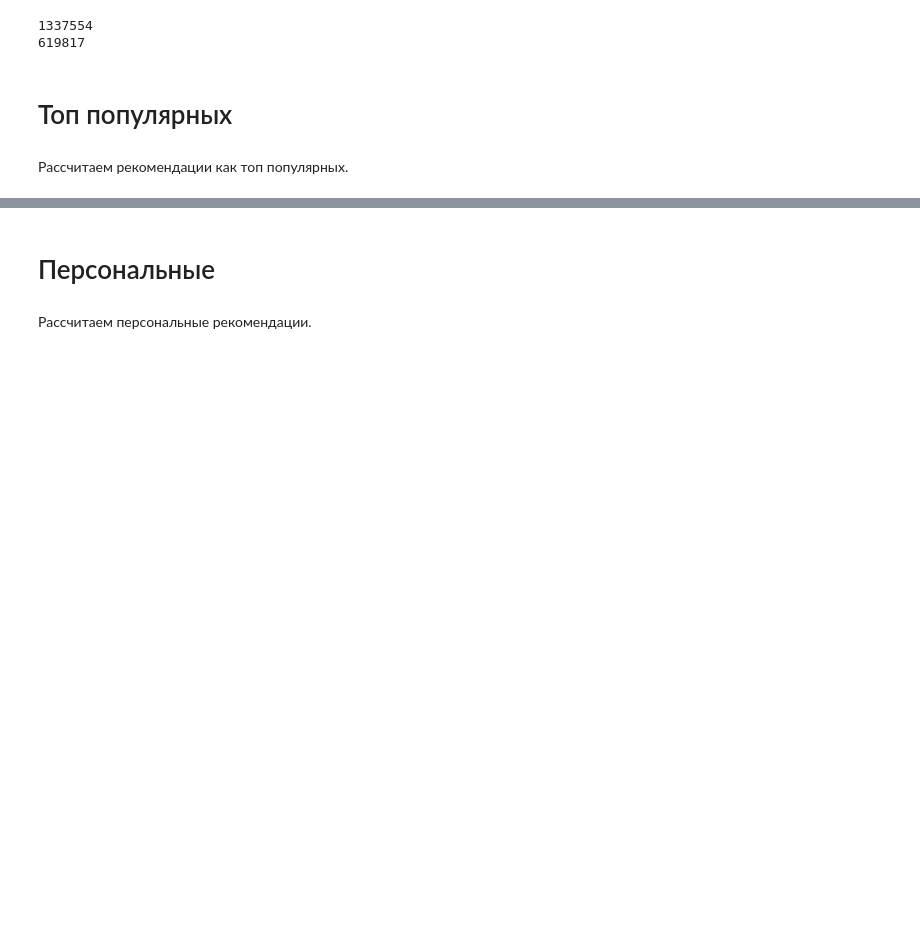
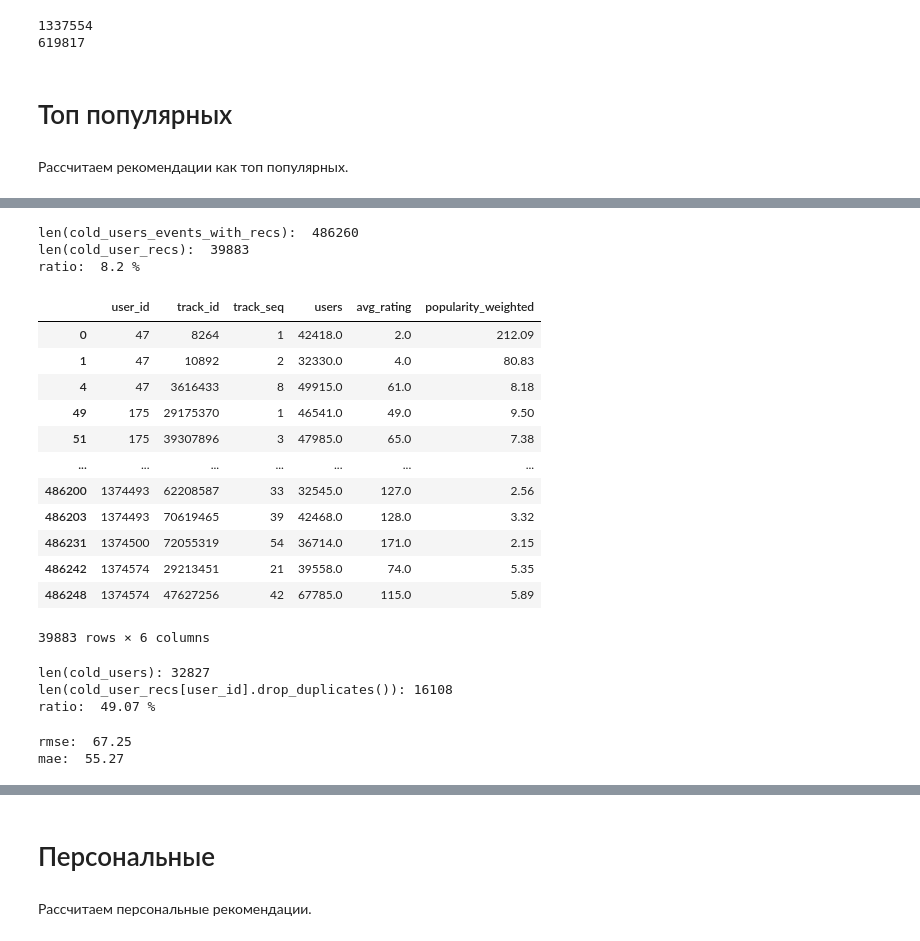
Before and after one commit to marsel171/mle-project-sprint-4, a Jupyter notebook: recommendations.ipynb, the cells around one changed output, grey strips where cells are left out. Saved outputs shown, nothing was run; the diff lists cells and outputs as text; code cells hidden in the pictures; blank space fills up the shorter version.

```diff
--- a/recommendations.ipynb
+++ b/recommendations.ipynb
@@ -1082,0 +1160,20 @@ print(len(events_test["user_id"].drop_duplicates()))
+# %%
+# Для какой доли событий «холодных» пользователей в events_test рекомендации в top_k_pop_items совпали по трекам
+
+# выделим общих пользователей
+users_train = events_train["user_id"].drop_duplicates().to_frame().reset_index(drop=True)
+users_test = events_test["user_id"].drop_duplicates().to_frame().reset_index(drop=True)
+common_users = users_train.merge(users_test,on="user_id",how="outer",indicator="indic")
+
+# холодные пользователи - пользователи, которых нет в обучающей выборке
+cold_users = common_users[common_users["indic"] == "right_only"]["user_id"].to_list()
+print("len(users_test): ", len(users_test))
+print("len(cold_users): ", len(cold_users))
+print("ratio: ", round(100*(len(cold_users)/len(users_test)),2), "%")
+# 5.3% среди пользователей из test - холодные
+
+# объединяем события холодных пользователей из теста с ТОП рекомендациями по track_id
+cold_users_events_with_recs = events_test[events_test["user_id"].isin(cold_users)].merge(top_k_pop_items, on="track_id", how="left")
+print("len(cold_users_events_with_recs): ", len(cold_users_events_with_recs))
+# нашлось 486260 событий с холодными пользователями
+cold_users_events_with_recs.head()
@@ -1082,0 +1191,50 @@ print(len(events_test["user_id"].drop_duplicates()))
+# %%
+# холодные пользователи, которые НЕ слушали треки из ТОП-рекомендаций (НЕ взаимодействовали с ними)
+cold_user_items_no_avg_rating_idx = cold_users_events_with_recs["avg_rating"].isnull()
+
+# холодные пользователи из теста, которые слушали треки из ТОП-рекомендаций
+cold_user_recs = cold_users_events_with_recs[~cold_user_items_no_avg_rating_idx][["user_id", "track_id", "track_seq","users", "avg_rating", "popularity_weighted"]]
+print("len(cold_users_events_with_recs): ", len(cold_users_events_with_recs))
+print("len(cold_user_recs): ", len(cold_user_recs))
+print("ratio: ", round(100*(len(cold_user_recs)/len(cold_users_events_with_recs)),2),"%")
+# нашлось 39883 событий с холодными пользователями, которые слушали треки из ТОП-рекомендаций
+cold_user_recs
+# %% [output]
+len(cold_users_events_with_recs):  486260
+len(cold_user_recs):  39883
+ratio:  8.2 %
+|  | user_id | track_id | track_seq | users | avg_rating | popularity_weighted |
+| 0 | 47 | 8264 | 1 | 42418.0 | 2.0 | 212.09 |
+| 1 | 47 | 10892 | 2 | 32330.0 | 4.0 | 80.83 |
+| 4 | 47 | 3616433 | 8 | 49915.0 | 61.0 | 8.18 |
+| 49 | 175 | 29175370 | 1 | 46541.0 | 49.0 | 9.50 |
+| 51 | 175 | 39307896 | 3 | 47985.0 | 65.0 | 7.38 |
+| ... | ... | ... | ... | ... | ... | ... |
+| 486200 | 1374493 | 62208587 | 33 | 32545.0 | 127.0 | 2.56 |
+| 486203 | 1374493 | 70619465 | 39 | 42468.0 | 128.0 | 3.32 |
+| 486231 | 1374500 | 72055319 | 54 | 36714.0 | 171.0 | 2.15 |
+| 486242 | 1374574 | 29213451 | 21 | 39558.0 | 74.0 | 5.35 |
+| 486248 | 1374574 | 47627256 | 42 | 67785.0 | 115.0 | 5.89 |
+39883 rows × 6 columns
+# %%
+print("len(cold_users):", len(cold_users))
+print("len(cold_user_recs[user_id].drop_duplicates()):", len(cold_user_recs["user_id"].drop_duplicates()))
+print("ratio: ",round(100*(len(cold_user_recs["user_id"].drop_duplicates())/len(cold_users)),2),"%")
+# Половина холодных пользователей слушала треки из ТОП-рекомендаций
+# %% [output]
+len(cold_users): 32827
+len(cold_user_recs[user_id].drop_duplicates()): 16108
+ratio:  49.07 %
+# %%
+# посчитаем метрики рекомендаций rmse и mae для полученных рекомендаций
+from sklearn.metrics import mean_squared_error, mean_absolute_error
+
+rmse = mean_squared_error(cold_user_recs["track_seq"], cold_user_recs["avg_rating"], squared=False)
+mae = mean_absolute_error(cold_user_recs["track_seq"], cold_user_recs["avg_rating"])
+print("rmse: ",round(rmse, 2))
+print("mae: ",round(mae, 2))
+
+# В среднем оценка рекомендации отклоняется от истинной на величину 55.27.
+# %% [output]
+rmse:  67.25
+mae:  55.27
```
Also changed, not shown: parts of 9 cells of this notebook.
